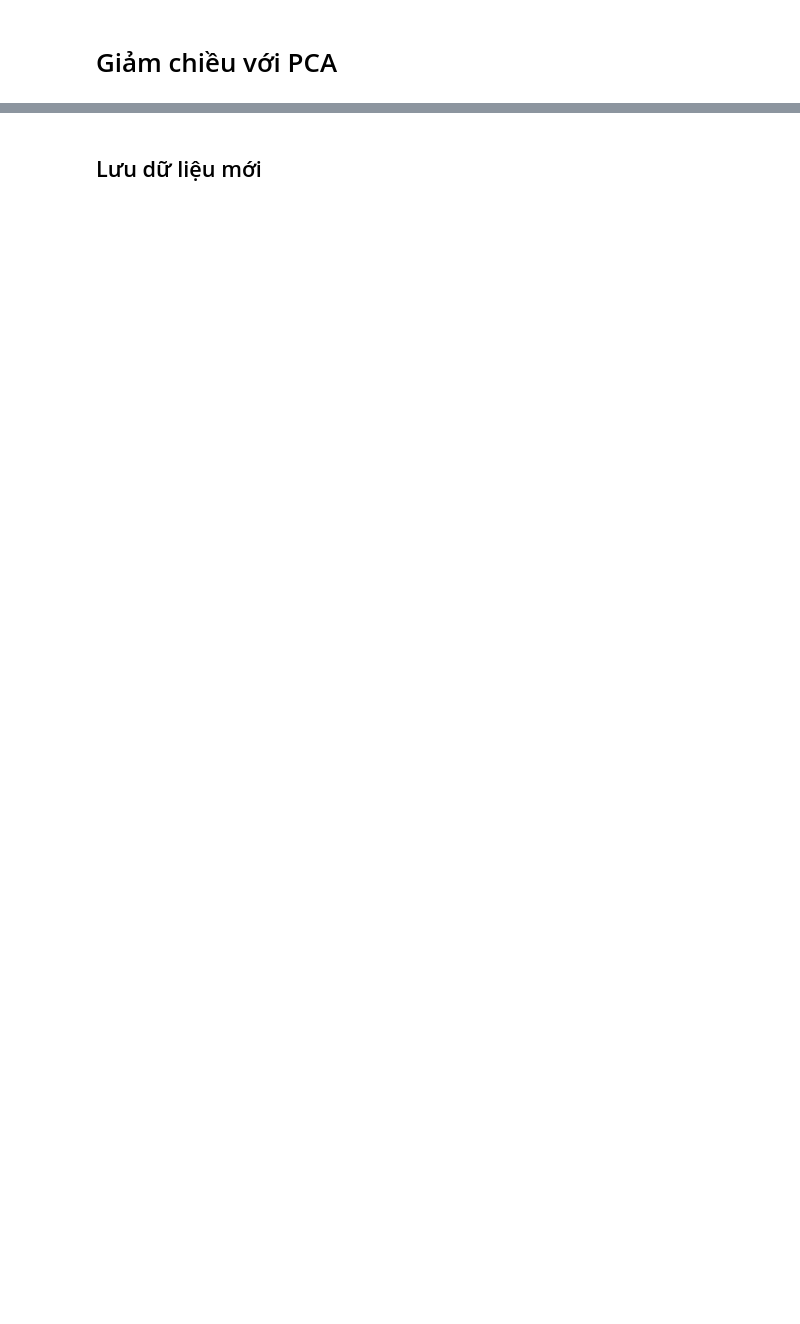
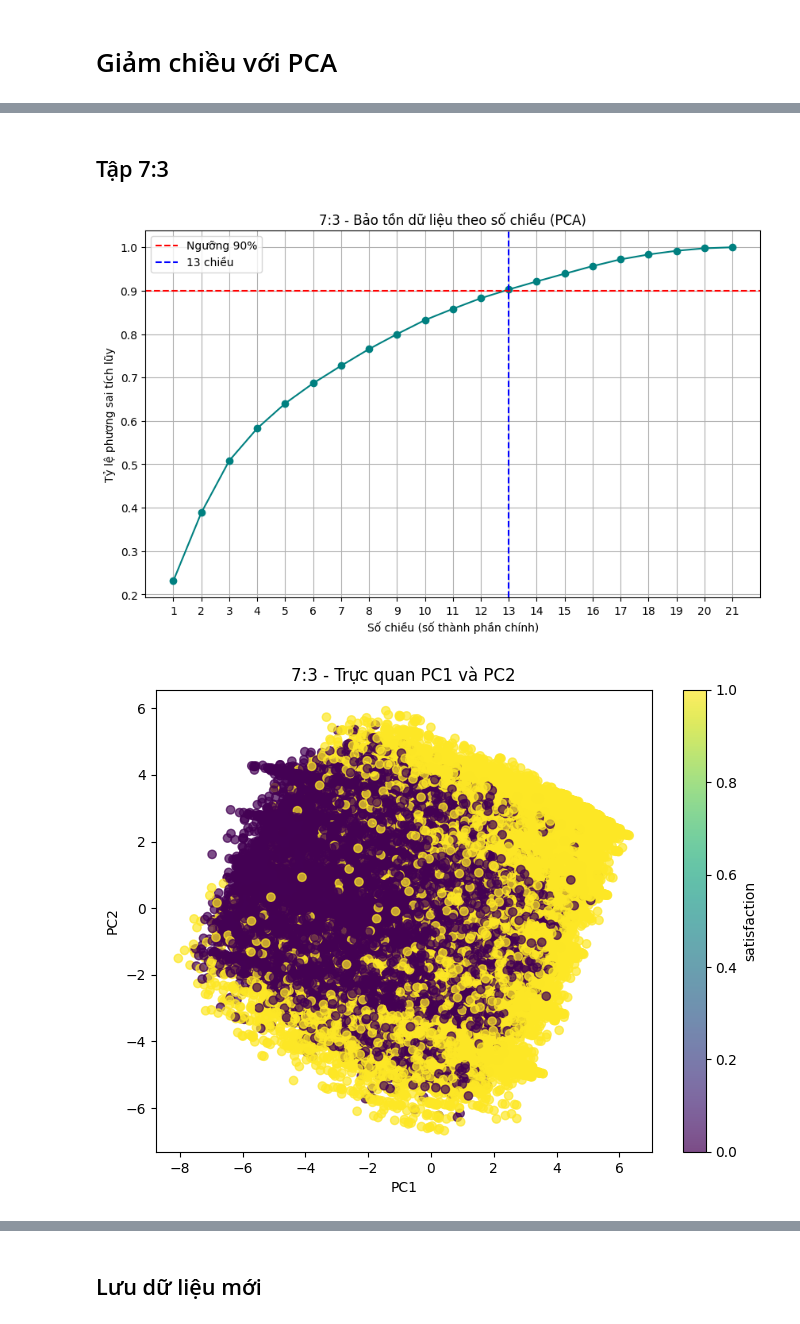
Before and after one commit to Phan-Hai/Airline_Passenger_Satisfaction_EDA, a Jupyter notebook: Notebooks/Dec.ipynb, the cells around one changed output, grey strips where cells are left out. Drawn from its saved outputs; the diff is of its cells as text; code cells hidden in the pictures; blank space fills up the shorter version.

```diff
--- a/Notebooks/Dec.ipynb
+++ b/Notebooks/Dec.ipynb
@@ -99,0 +119,13 @@ plt.show()
+# %% [markdown]
+## Tập 7:3
+# %%
+df = pd.read_csv(r'D:\9. ky2nam3\ML\Project_ML\data\original_data\train73.csv')
+
+df_cleaned = df.drop(columns=['Index', 'id'], errors='ignore')
+X_73 = df_cleaned.drop(columns=['satisfaction_satisfied'])
+y_73 = df_cleaned['satisfaction_satisfied']
+# %%
+train_pca_73 = run_pca_analysis(X_73, y_73, name = "7:3", n = 13)
+# %% [output]
+[figure, added]
+[figure, added]
```
Also changed, not shown: parts of 53 cells of this notebook, 21 other files.
